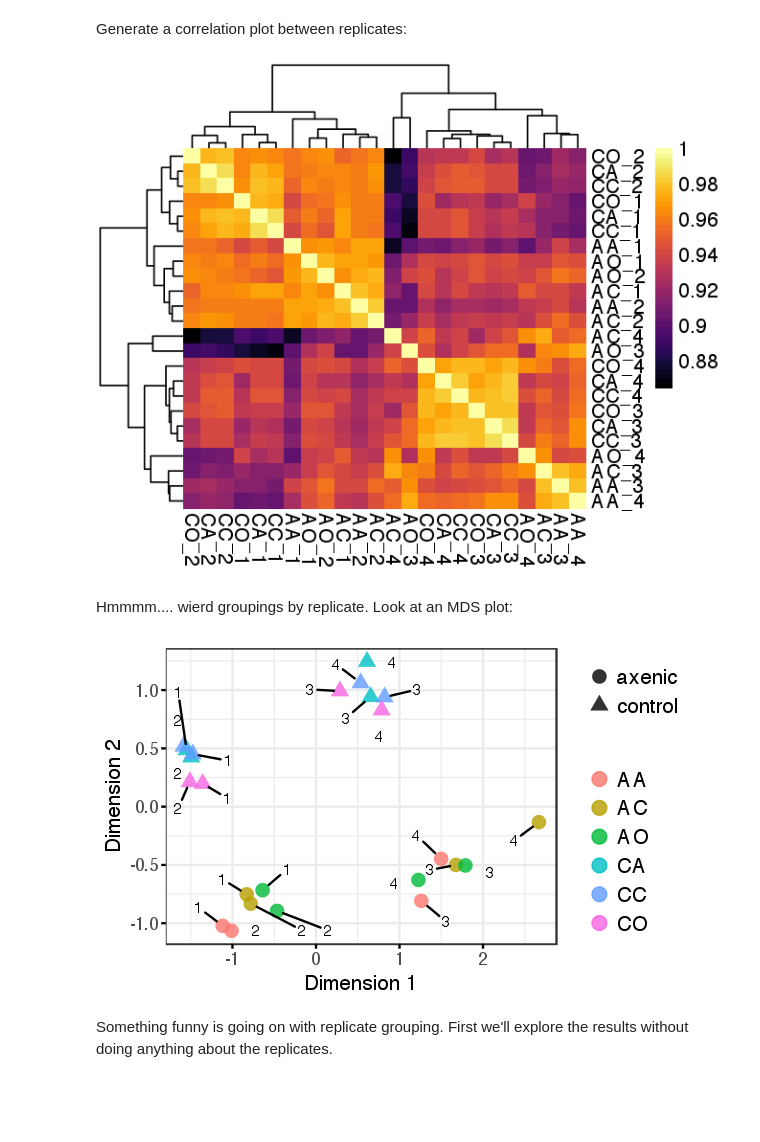
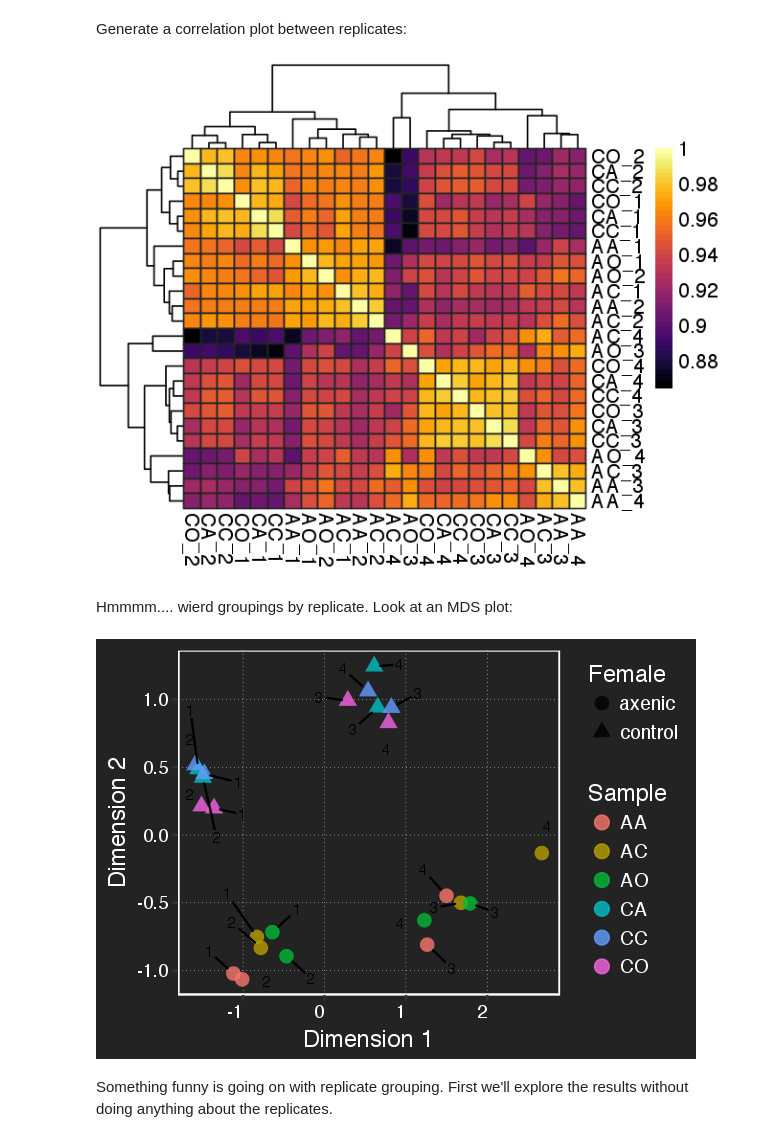
Before and after one commit to YazBraimah/Axenic.PM, a Jupyter notebook: Yasir_R_analysis_pipeline.ipynb, the cells around one changed output. Cells and saved outputs as stored; diff of their text form; code cells hidden in the pictures; blank space fills up the shorter version.

```diff
--- a/Yasir_R_analysis_pipeline.ipynb
+++ b/Yasir_R_analysis_pipeline.ipynb
@@ -194,7 +194,7 @@ options(repr.plot.width = 5.5, repr.plot.height = 4.5)
 pheatmap(
   mat               = sample_cor,
   color             = inferno(50),
-  border_color      = NA,
+  border_color      = "#232323",
   show_colnames     = TRUE,
   show_rownames     = TRUE,
 #   filename          = "Figures/repTract_sample_correlations.pdf",
@@ -205,14 +205,14 @@ pheatmap(
 rm(data)
 rm(sample_cor)
 # %% [output]
-[figure, old version]
+[figure, new version]
 # %% [markdown]
 Hmmmm.... wierd groupings by replicate. Look at an MDS plot:
 # %%
-options(repr.plot.width = 5, repr.plot.height = 3)
-c.mds.gg(dgeList)
+options(repr.plot.width = 5, repr.plot.height = 3.5)
+c.mds.gg(dgeList) + theme_monokai_full() + theme(axis.text.x = element_text(angle = 0))
 # %% [output]
-[figure, old version]
+[figure, new version]
 # %% [markdown]
 Something funny is going on with replicate grouping. First we'll explore the results without doing anything about the replicates.
 # %% [markdown]
```
Also changed, not shown: parts of 24 cells of this notebook.
